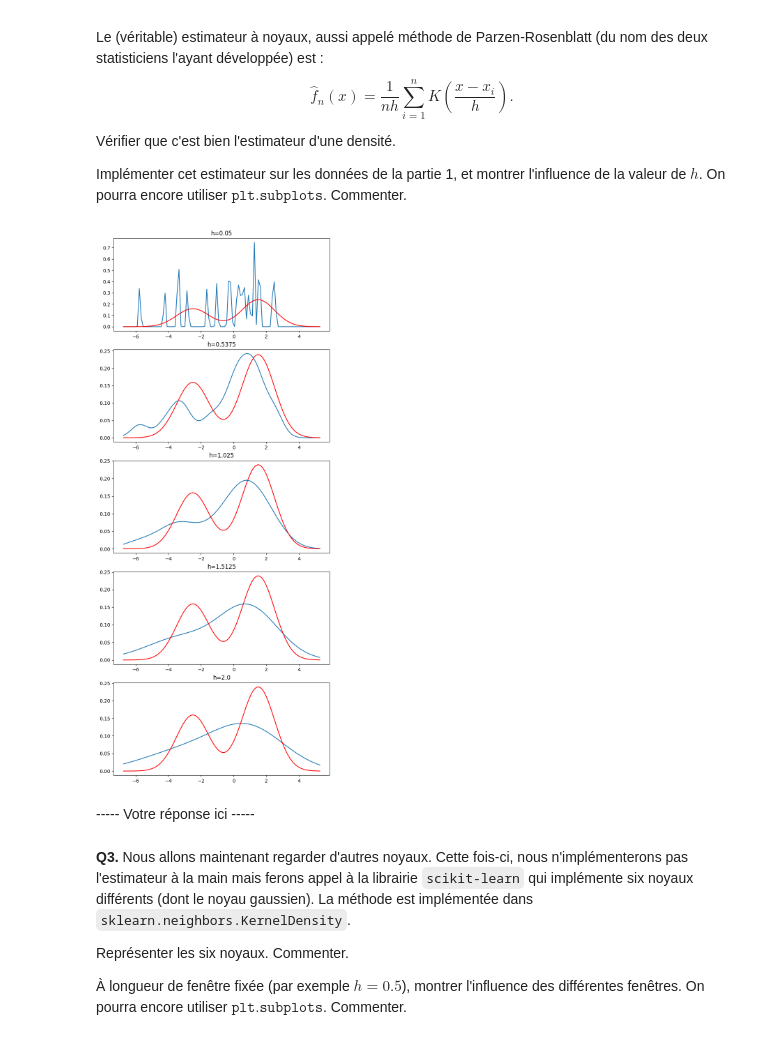
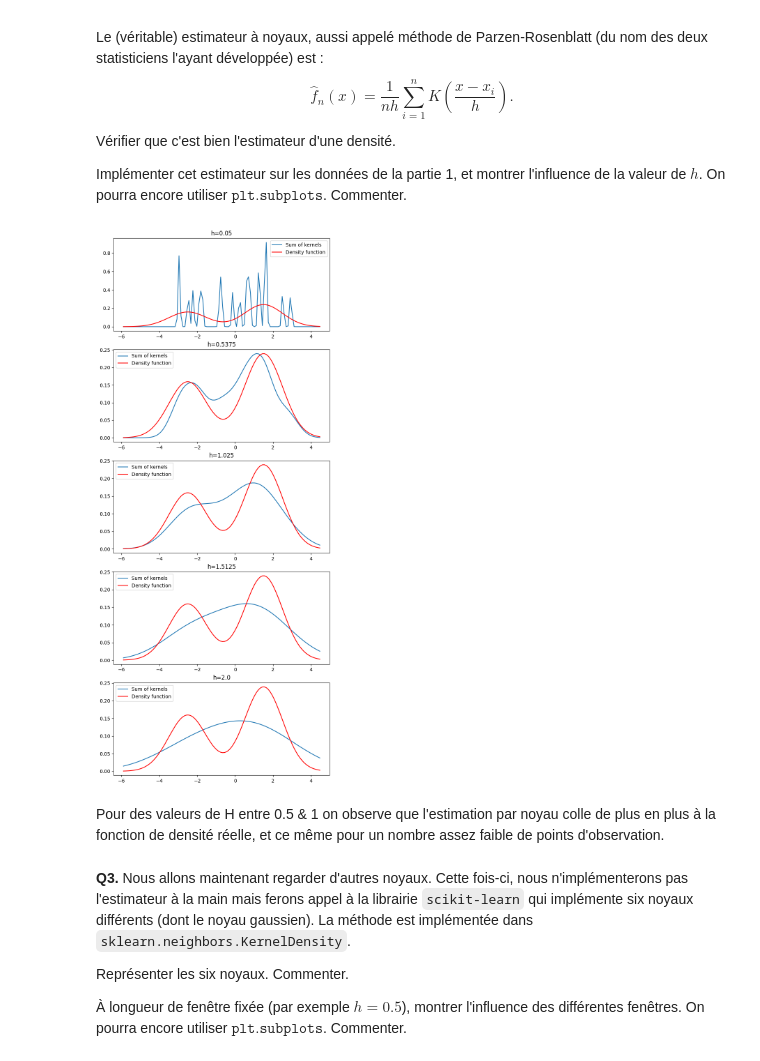
Before and after one commit to Ben1306/introduction_stats_sdia, a Jupyter notebook: tp2_RENOUX_MOREL.ipynb, the cells around one changed output. Cells and saved outputs as stored; diff of their text form; code cells hidden in the pictures.

```diff
--- a/tp2_RENOUX_MOREL.ipynb
+++ b/tp2_RENOUX_MOREL.ipynb
@@ -162,31 +155,31 @@ Implémenter cet estimateur sur les données de la partie 1, et montrer l'influe
 # %%
 # Implement the (true) kernel estimator and show the influence of h
 def fn_estim(points, x, h):
     fn_estim = np.zeros(len(x))
     for point in points:
         fn_estim += ss.norm.pdf((x - point)/h)
     return (1/(n*h)) *  fn_estim
 
 
 H = np.linspace(0.05,2,5)
 x = np.linspace(min-1,max+1,100)
 n = 20
 points = np.random.choice(probas, size=n, replace=True)
 
 fig, axes = plt.subplots(len(H), 1, figsize=(8, len(H)*4))
 i=1
 for i, h in enumerate(H):
-    axes[i].plot(x,fn_estim(points, x, h))
-    axes[i].plot(x, pdf3, 'r')
+    axes[i].plot(x,fn_estim(points, x, h), label="Sum of kernels")
+    axes[i].plot(x, pdf3, 'r', label="Density function")
     axes[i].set_title(f'h={h}')
+    axes[i].legend()
     i+=1
 
 plt.show()
 # %% [output]
-[figure, old version]
+[figure, new version]
 # %% [markdown]
-
------ Votre réponse ici -----
+Pour des valeurs de H entre 0.5 & 1 on observe que l'estimation par noyau colle de plus en plus à la fonction de densité réelle, et ce même pour un nombre assez faible de points d'observation.
 # %% [markdown]
 **Q3.** Nous allons maintenant regarder d'autres noyaux. Cette fois-ci, nous n'implémenterons pas l'estimateur à la main mais ferons appel à la librairie `scikit-learn` qui implémente six noyaux différents (dont le noyau gaussien). La méthode est implémentée dans `sklearn.neighbors.KernelDensity`.
 
```
Also changed, not shown: parts of 8 cells of this notebook, 2 other files.
